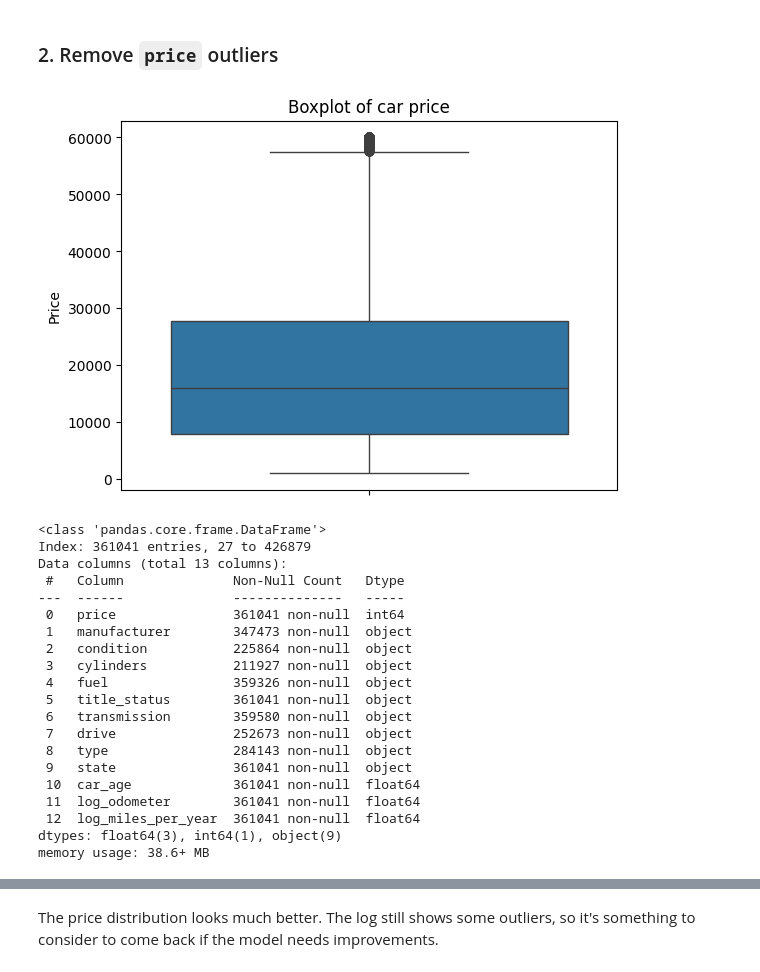
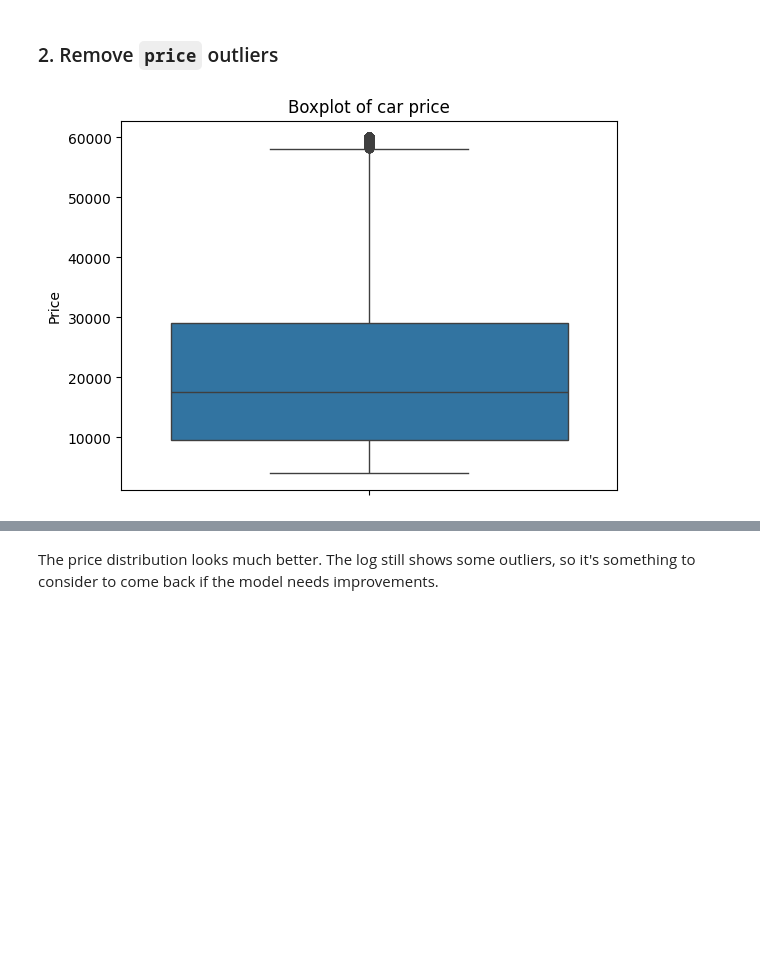
Before and after one commit to vegalopm/ml-assignment-mod11, a Jupyter notebook: prompt_II.ipynb, the cells around one changed output, grey strips where cells are left out. Drawn from its saved outputs; the diff is of its cells as text; code cells hidden in the pictures; blank space fills up the shorter version.

```diff
--- a/prompt_II.ipynb
+++ b/prompt_II.ipynb
@@ -257,35 +257,15 @@ memory usage: 44.0+ MB
 # %% [markdown]
 ### 2. Remove `price` outliers
 # %%
-# Keeping higher than 1,000 and lower than 60,000
-cars = cars.loc[(cars['price'] > 1_000) & (cars['price'] < 60_000)]
+# Keeping higher than 4,000 and lower than 60,000
+cars = cars.loc[(cars['price'] > 4_000) & (cars['price'] < 60_000)]
 # Graph a box plot of the price column to see the new distribution
 sns.boxplot(y=cars['price'])
 plt.title("Boxplot of car price")
 plt.ylabel("Price")
 plt.show()
 # %% [output]
-[figure, old version]
+[figure, new version]
-<class 'pandas.core.frame.DataFrame'>
-Index: 361041 entries, 27 to 426879
-Data columns (total 13 columns):
- #   Column              Non-Null Count   Dtype
----  ------              --------------   -----
- 0   price               361041 non-null  int64
- 1   manufacturer        347473 non-null  object
- 2   condition           225864 non-null  object
- 3   cylinders           211927 non-null  object
- 4   fuel                359326 non-null  object
- 5   title_status        361041 non-null  object
- 6   transmission        359580 non-null  object
- 7   drive               252673 non-null  object
- 8   type                284143 non-null  object
- 9   state               361041 non-null  object
- 10  car_age             361041 non-null  float64
- 11  log_odometer        361041 non-null  float64
- 12  log_miles_per_year  361041 non-null  float64
-dtypes: float64(3), int64(1), object(9)
-memory usage: 38.6+ MB
 # %%
 cars['price'].describe(percentiles=[0.1, 0.25, 0.5, 0.75, 0.9, 0.95, 0.99])
 # %% [output]
```
Also changed, not shown: parts of 4 cells of this notebook.
